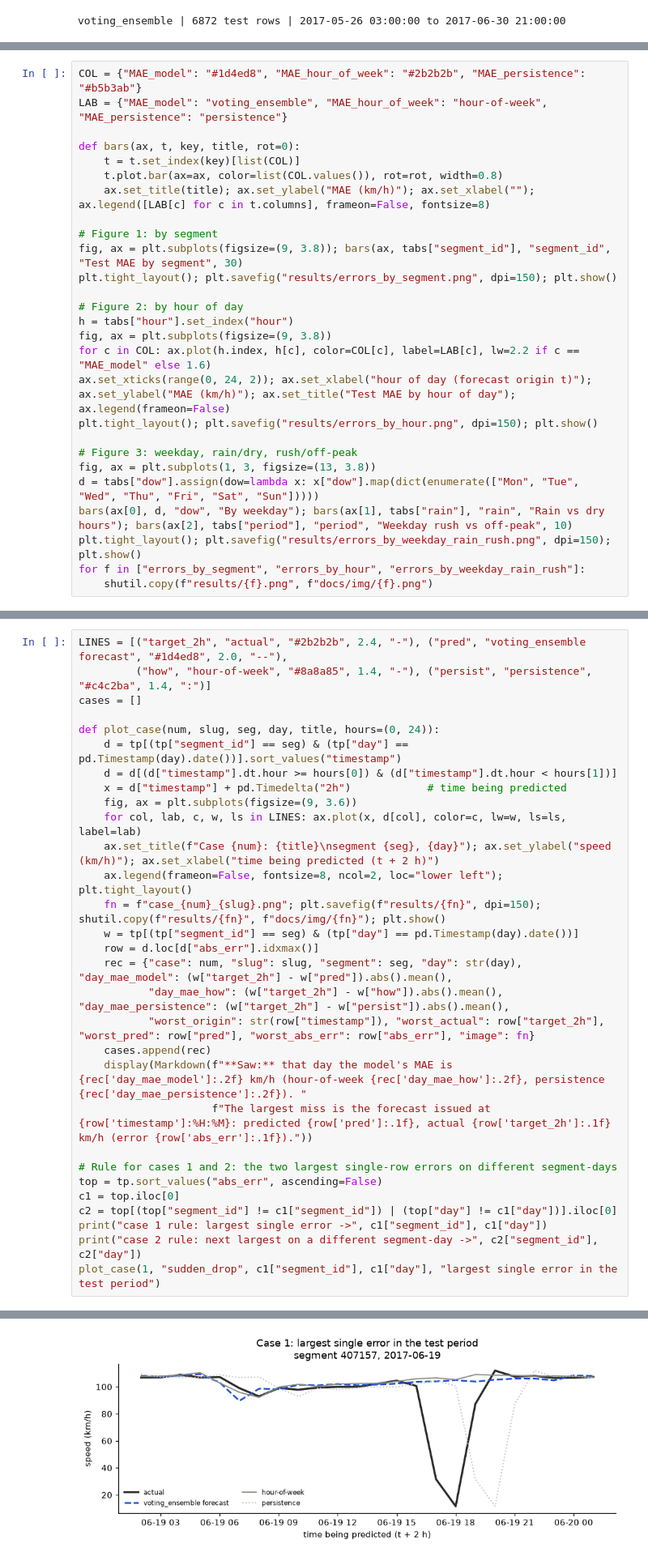
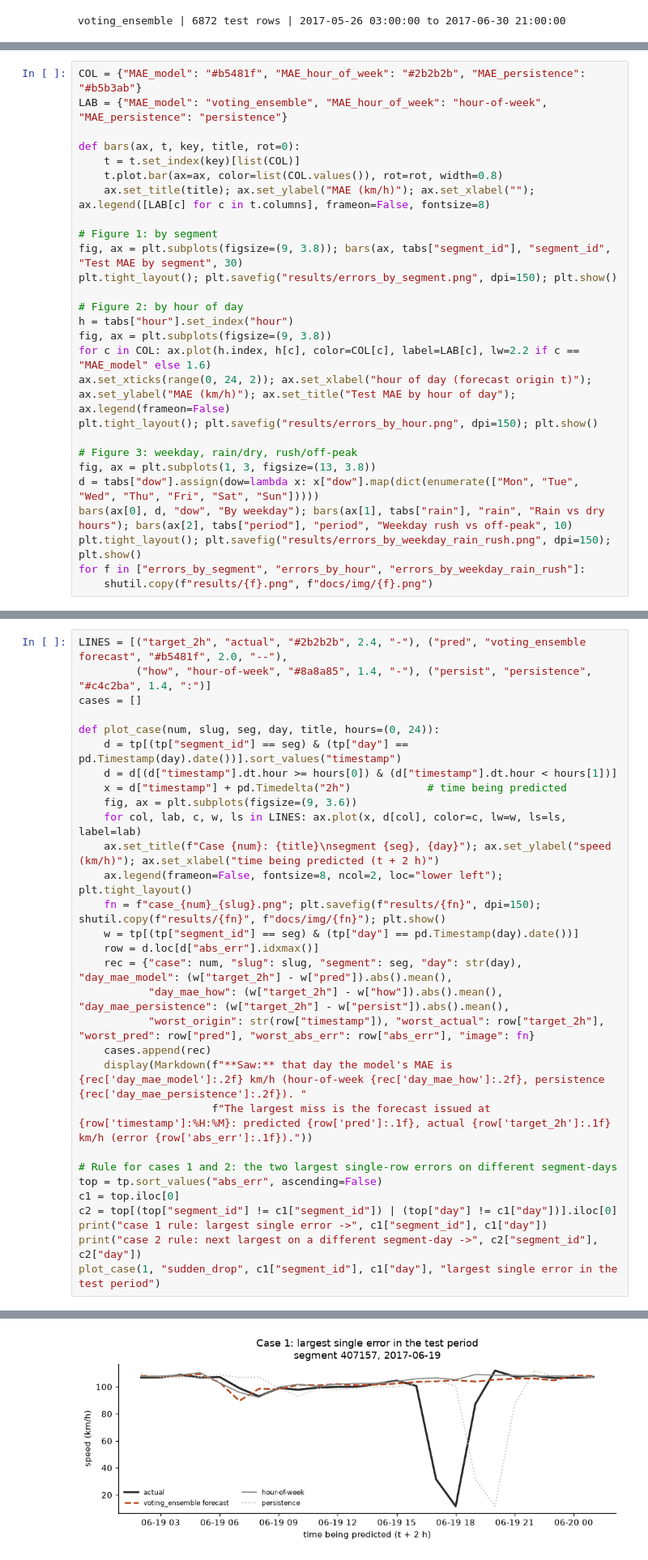
Before and after one commit to Shrey0407/Traffic-flow-prediction, a Jupyter notebook: notebooks/04_errors_and_limitations.ipynb, the cells around one changed output, grey strips where cells are left out. Shown at 81% size. Drawn from its saved outputs; the diff is of its cells as text.

```diff
--- a/notebooks/04_errors_and_limitations.ipynb
+++ b/notebooks/04_errors_and_limitations.ipynb
@@ -56,7 +56,7 @@ tabs["segment_id"]
 | 6 | 407176 | 859 | 2.761 | 3.051 | 4.738 | 0.417 | ... |
 | 7 | 413878 | 859 | 2.076 | 2.074 | 4.041 | 0.486 | ... |
 # %%
-COL = {"MAE_model": "#1d4ed8", "MAE_hour_of_week": "#2b2b2b", "MAE_persistence": "#b5b3ab"}
+COL = {"MAE_model": "#b5481f", "MAE_hour_of_week": "#2b2b2b", "MAE_persistence": "#b5b3ab"}
 LAB = {"MAE_model": "voting_ensemble", "MAE_hour_of_week": "hour-of-week", "MAE_persistence": "persistence"}
 
 def bars(ax, t, key, title, rot=0):
@@ -113,39 +113,39 @@ display(Markdown(
 ## 2. Failure cases
 Five cases chosen by stated rules, not by hand-picking flattering ones. Each plot shows the speed that actually occurred, the forecast made **two hours earlier**, and the two baselines, plotted at the time being predicted. Explanations are **likely reasons**, not proven ones: the data has no incident log.
 # %%
-LINES = [("target_2h", "actual", "#2b2b2b", 2.4, "-"), ("pred", "voting_ensemble forecast", "#1d4ed8", 2.0, "--"),
+LINES = [("target_2h", "actual", "#2b2b2b", 2.4, "-"), ("pred", "voting_ensemble forecast", "#b5481f", 2.0, "--"),
          ("how", "hour-of-week", "#8a8a85", 1.4, "-"), ("persist", "persistence", "#c4c2ba", 1.4, ":")]
 cases = []
 
 def plot_case(num, slug, seg, day, title, hours=(0, 24)):
     d = tp[(tp["segment_id"] == seg) & (tp["day"] == pd.Timestamp(day).date())].sort_values("timestamp")
     d = d[(d["timestamp"].dt.hour >= hours[0]) & (d["timestamp"].dt.hour < hours[1])]
     x = d["timestamp"] + pd.Timedelta("2h")            # time being predicted
     fig, ax = plt.subplots(figsize=(9, 3.6))
     for col, lab, c, w, ls in LINES: ax.plot(x, d[col], color=c, lw=w, ls=ls, label=lab)
     ax.set_title(f"Case {num}: {title}\nsegment {seg}, {day}"); ax.set_ylabel("speed (km/h)"); ax.set_xlabel("time being predicted (t + 2 h)")
     ax.legend(frameon=False, fontsize=8, ncol=2, loc="lower left"); plt.tight_layout()
     fn = f"case_{num}_{slug}.png"; plt.savefig(f"results/{fn}", dpi=150); shutil.copy(f"results/{fn}", f"docs/img/{fn}"); plt.show()
     w = tp[(tp["segment_id"] == seg) & (tp["day"] == pd.Timestamp(day).date())]
     row = d.loc[d["abs_err"].idxmax()]
     rec = {"case": num, "slug": slug, "segment": seg, "day": str(day), "day_mae_model": (w["target_2h"] - w["pred"]).abs().mean(),
            "day_mae_how": (w["target_2h"] - w["how"]).abs().mean(), "day_mae_persistence": (w["target_2h"] - w["persist"]).abs().mean(),
            "worst_origin": str(row["timestamp"]), "worst_actual": row["target_2h"], "worst_pred": row["pred"], "worst_abs_err": row["abs_err"], "image": fn}
     cases.append(rec)
     display(Markdown(f"**Saw:** that day the model's MAE is {rec['day_mae_model']:.2f} km/h (hour-of-week {rec['day_mae_how']:.2f}, persistence {rec['day_mae_persistence']:.2f}). "
                      f"The largest miss is the forecast issued at {row['timestamp']:%H:%M}: predicted {row['pred']:.1f}, actual {row['target_2h']:.1f} km/h (error {row['abs_err']:.1f})."))
 
 # Rule for cases 1 and 2: the two largest single-row errors on different segment-days
 top = tp.sort_values("abs_err", ascending=False)
 c1 = top.iloc[0]
 c2 = top[(top["segment_id"] != c1["segment_id"]) | (top["day"] != c1["day"])].iloc[0]
 print("case 1 rule: largest single error ->", c1["segment_id"], c1["day"])
 print("case 2 rule: next largest on a different segment-day ->", c2["segment_id"], c2["day"])
 plot_case(1, "sudden_drop", c1["segment_id"], c1["day"], "largest single error in the test period")
 # %% [output]
 case 1 rule: largest single error -> 407157 2017-06-19
 case 2 rule: next largest on a different segment-day -> 407176 2017-06-15
-[figure, old version]
+[figure, new version]
 **Saw:** that day the model's MAE is 9.81 km/h (hour-of-week 9.50, persistence 16.27). The largest miss is the forecast issued at 16:00: predicted 105.0, actual 11.6 km/h (error 93.4).
 # %% [markdown]
 **Means (case 1):** speed was normal, then fell within two hours to a very low value for about two hours and recovered. Neither the model nor the baselines can see this coming from past speeds, weather or the calendar. This looks like a one-off event such as a crash or lane closure (a likely reason, not confirmed). Persistence is even worse, because it is wrong both when the drop starts and when it ends.
```
Also changed, not shown: parts of 5 cells of this notebook, 21 other files.
